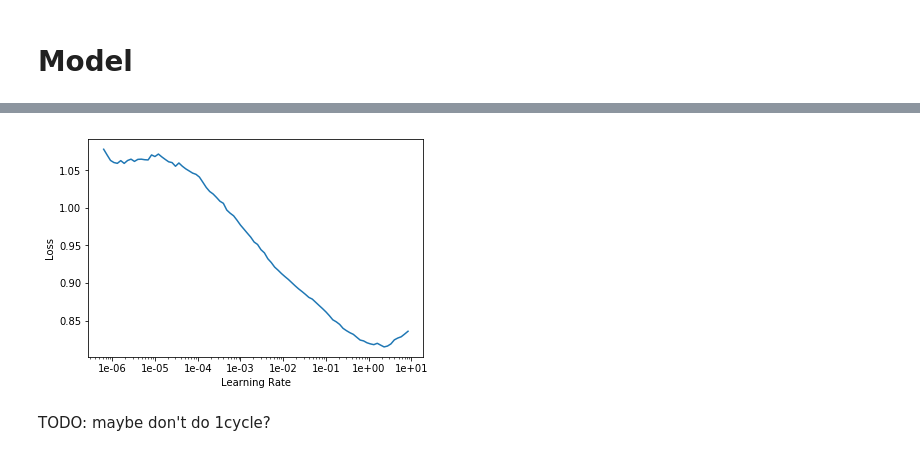
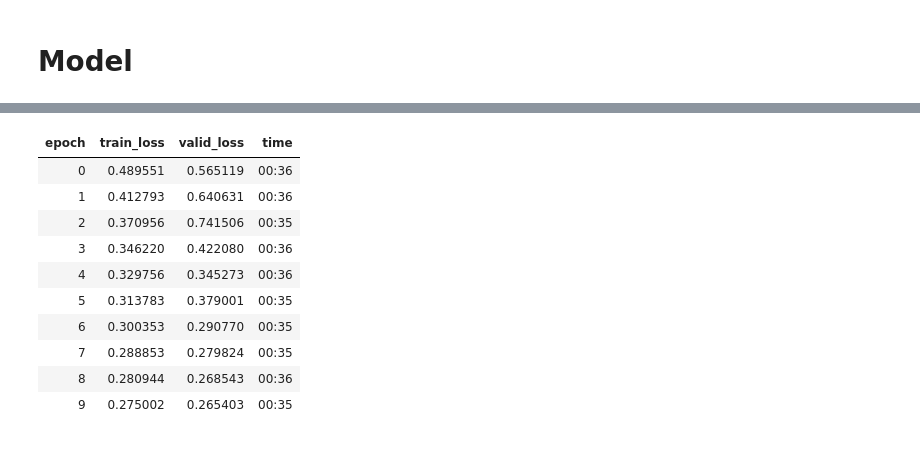
Before and after one commit to anhquan0412/fastai_v3p1, a Jupyter notebook: auto_encoder/conv_autoencoder.ipynb, the cells around one changed output, grey strips where cells are left out. Saved outputs shown, nothing was run; the diff lists cells and outputs as text; code cells hidden in the pictures.

```diff
--- a/auto_encoder/conv_autoencoder.ipynb
+++ b/auto_encoder/conv_autoencoder.ipynb
@@ -284,6 +358,14 @@ LR Finder is complete, type {learner_name}.recorder.plot() to see the graph.
-# %%
-learn.recorder.plot(skip_end=0)
-# %% [output]
-[figure, removed]
-# %% [markdown]
-TODO: maybe don't do 1cycle?
+# %%
+learn.fit_one_cycle(10, 1e-01)
+# %% [output]
+| epoch | train_loss | valid_loss | time |
+| 0 | 0.489551 | 0.565119 | 00:36 |
+| 1 | 0.412793 | 0.640631 | 00:36 |
+| 2 | 0.370956 | 0.741506 | 00:35 |
+| 3 | 0.346220 | 0.422080 | 00:36 |
+| 4 | 0.329756 | 0.345273 | 00:36 |
+| 5 | 0.313783 | 0.379001 | 00:35 |
+| 6 | 0.300353 | 0.290770 | 00:35 |
+| 7 | 0.288853 | 0.279824 | 00:35 |
+| 8 | 0.280944 | 0.268543 | 00:36 |
+| 9 | 0.275002 | 0.265403 | 00:35 |
```
Also changed, not shown: parts of 48 cells of this notebook.
